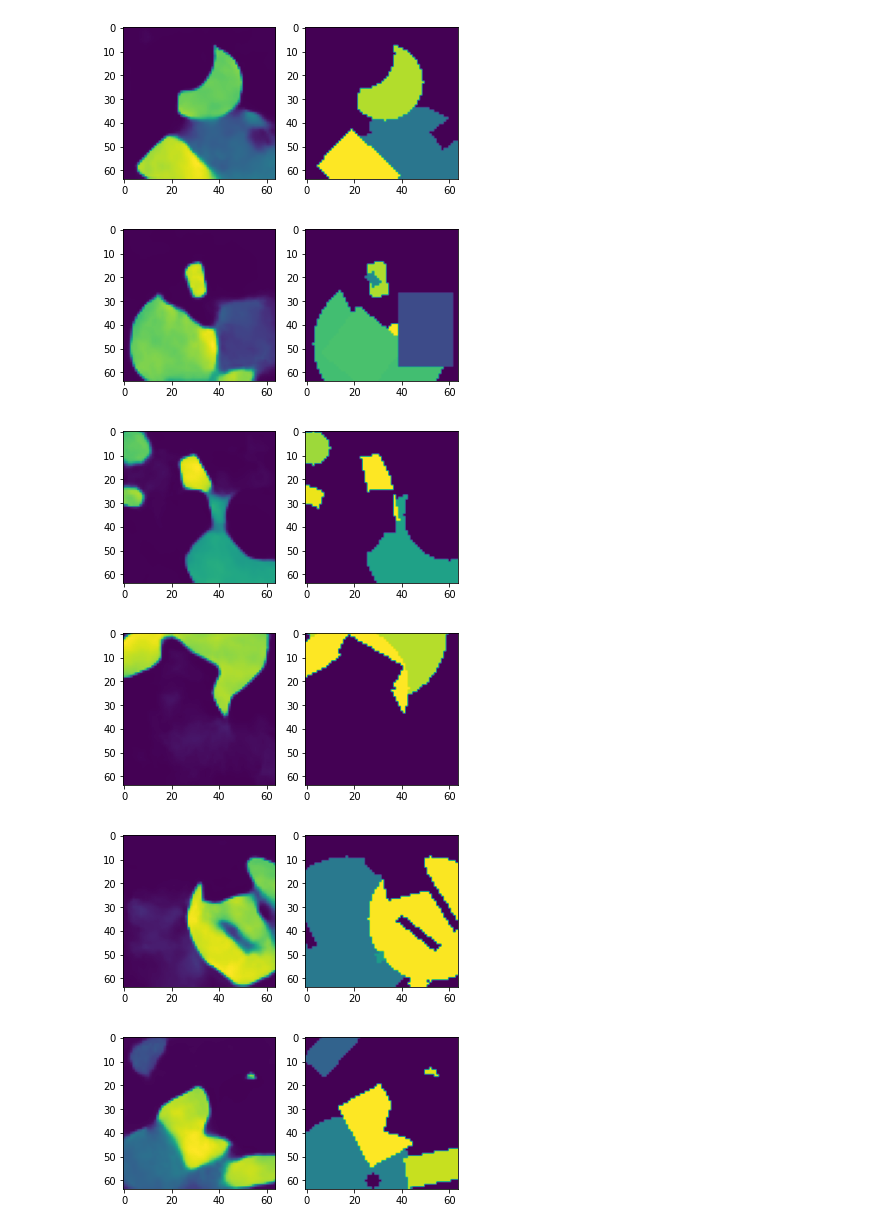
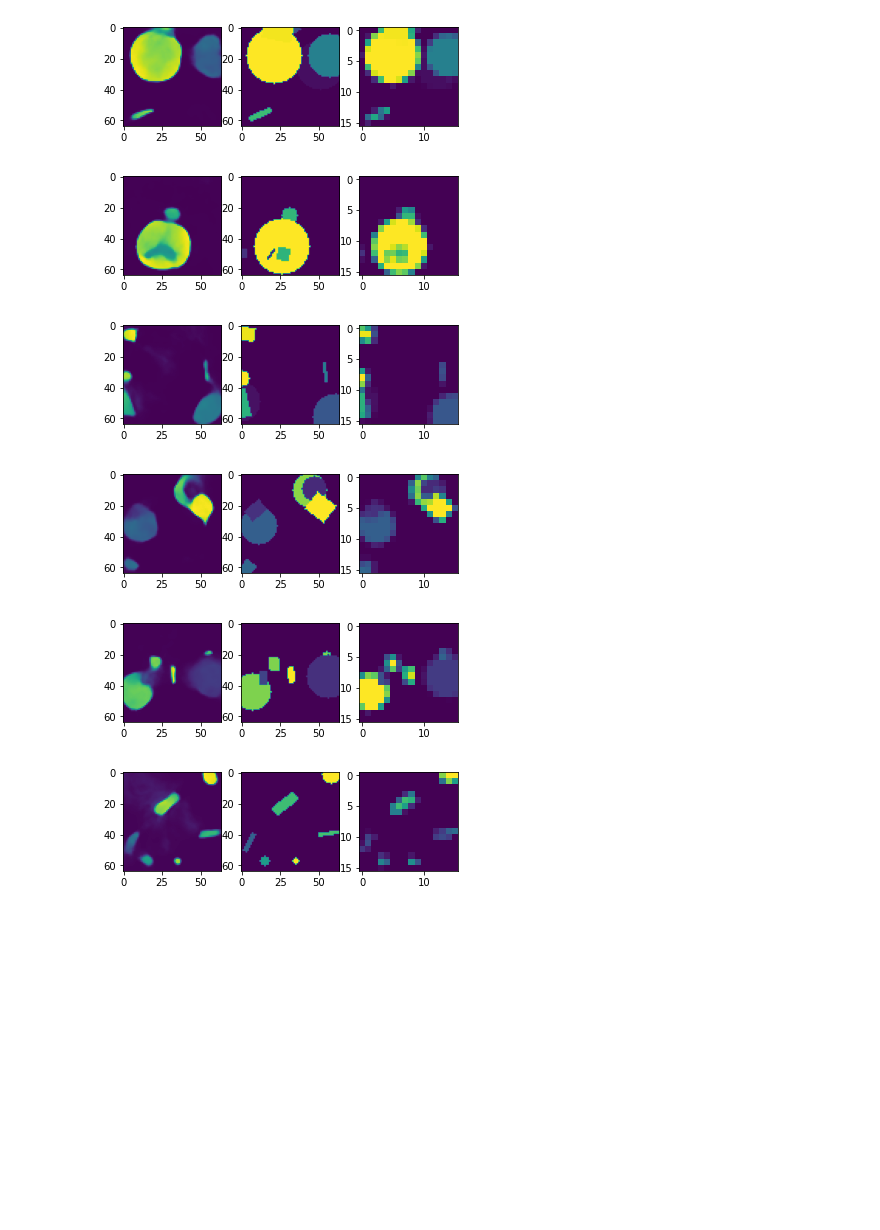
Before and after one commit to gmmyung/RoboVision, a Jupyter notebook: Superencoding.ipynb, the cells around one changed output. Cells and saved outputs as stored; diff of their text form; code cells hidden in the pictures; blank space fills up the shorter version.

Commit message:
transformer based encoder

```diff
--- a/Superencoding.ipynb
+++ b/Superencoding.ipynb
@@ -27,21 +27,23 @@ class Terrain:
         self.map_size = map_size
         self.color_map = torch.zeros([map_size, map_size], device = device);
         self.Y,self.X = torch.meshgrid(torch.linspace(1, self.map_size ,self.map_size, device = device), torch.linspace(1, self.map_size ,self.map_size, device = device))
-        self.n_circles = 5
-        self.n_rectangles = 5
+        self.n_circles = 3
+        self.n_rectangles = 3
     def initialize_terrain(self):
         self.color_map = torch.zeros([self.map_size, self.map_size], device = device);
         A = [Circle(x = random.randrange(0, self.map_size),
                     y = random.randrange(0, self.map_size),
-                    r = random.randrange(0, int(self.map_size/2)),
-                    O = bool(random.getrandbits(1)),
+                    r = random.randrange(0, int(self.map_size/3)),
+                    #O = bool(random.getrandbits(1)),
+                    O = True,
                     c = random.random()) for i in range(self.n_circles)]
         A += [Rectangle(x = random.randrange(0, self.map_size),
                         y = random.randrange(0, self.map_size),
                         k = random.uniform(0, math.pi/2),
-                        a = random.uniform(0, self.map_size/2),
-                        b = random.uniform(0, self.map_size/2),
-                        O = bool(random.getrandbits(1)),
+                        a = random.uniform(0, self.map_size/3),
+                        b = random.uniform(0, self.map_size/3),
+                        # O = bool(random.getrandbits(1)),
+                        O = True,
                         c = random.random()) for j in range(self.n_rectangles)]
         self.generate_terrain(A)
     def generate_terrain(self, A):
@@ -284,10 +382,12 @@ batch_size = 64
 epoch = 100000
 learning_rate = 0.0001
 t = Terrain(64)
-Model = Trans_AE(64).to(device)
+Model = Transformer_AE(64).to(device)
 optimizer = torch.optim.Adam(Model.parameters(), lr = learning_rate)
 criterion = Model.criterion
 n_points = 512
+# %%
+epoch = 10000000
 # %%
 l_sum = 0
 batch = torch.zeros([batch_size, 1, t.map_size, t.map_size], device = device)
@@ -303,7 +403,7 @@ for i in range(epoch):
     optimizer.step()
     l_sum += loss.item()
 
-    if i%400 == 0 and i != 0:
+    if i%5000 == 0 and i != 0:
         print(l_sum / 100)
         l_sum = 0
 # %% [output]
@@ -328,24 +422,28 @@ KeyboardInterrupt:
 # %%
 batch = torch.zeros([1, 1, t.map_size, t.map_size], device = device)
 for i in range(20):
     t.initialize_terrain()
     batch[0] = t.color_map
     mesh = torch.zeros([1, 64*64, 2], device = device)
     for i in range(64):
         for j in range(64):
             mesh[0, i*64+j, 0] = i
             mesh[0, i*64+j, 1] = j
     output = Model.point_to_pixel(Model.forward(batch), mesh)
     output = output.reshape(64, 64)
-    plt.subplot(1,2,1)
+    plt.subplot(1,3,1)
     plt.imshow(output.to('cpu').detach().numpy())
-    plt.subplot(1,2,2)
+    plt.subplot(1,3,2)
     plt.imshow(t.color_map.to('cpu').detach().numpy())
+    plt.subplot(1,3,3)
+    # average pool t.color_map
+    poolfunc = nn.AvgPool2d((4,4))
+    plt.imshow(poolfunc(t.color_map.reshape(1, t.map_size, t.map_size)).reshape(16, 16).to('cpu').detach().numpy())
     plt.show()
 # %% [output]
-[figure, old version]
+[figure, new version]
-[figure, old version]
+[figure, new version]
-[figure, old version]
+[figure, new version]
-[figure, old version]
+[figure, new version]
-[figure, old version]
+[figure, new version]
-[figure, old version]
+[figure, new version]
```
Also changed, not shown: parts of 9 cells of this notebook, 2 other files.
